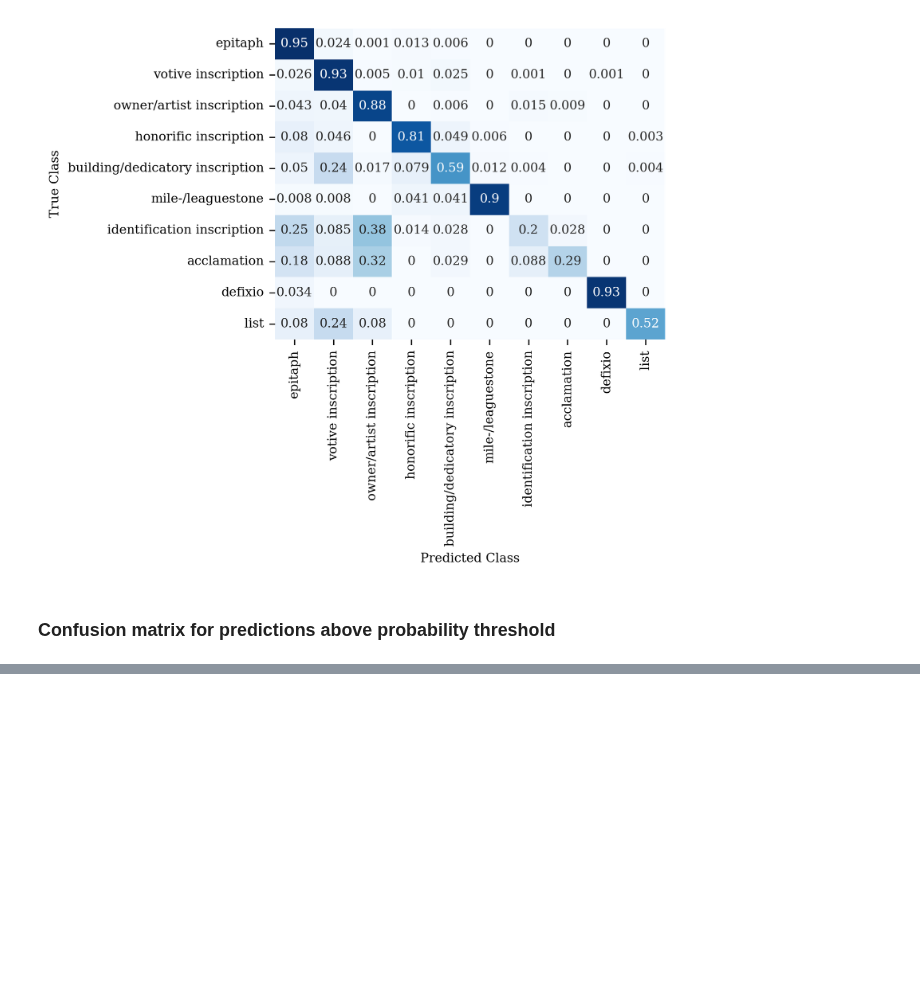
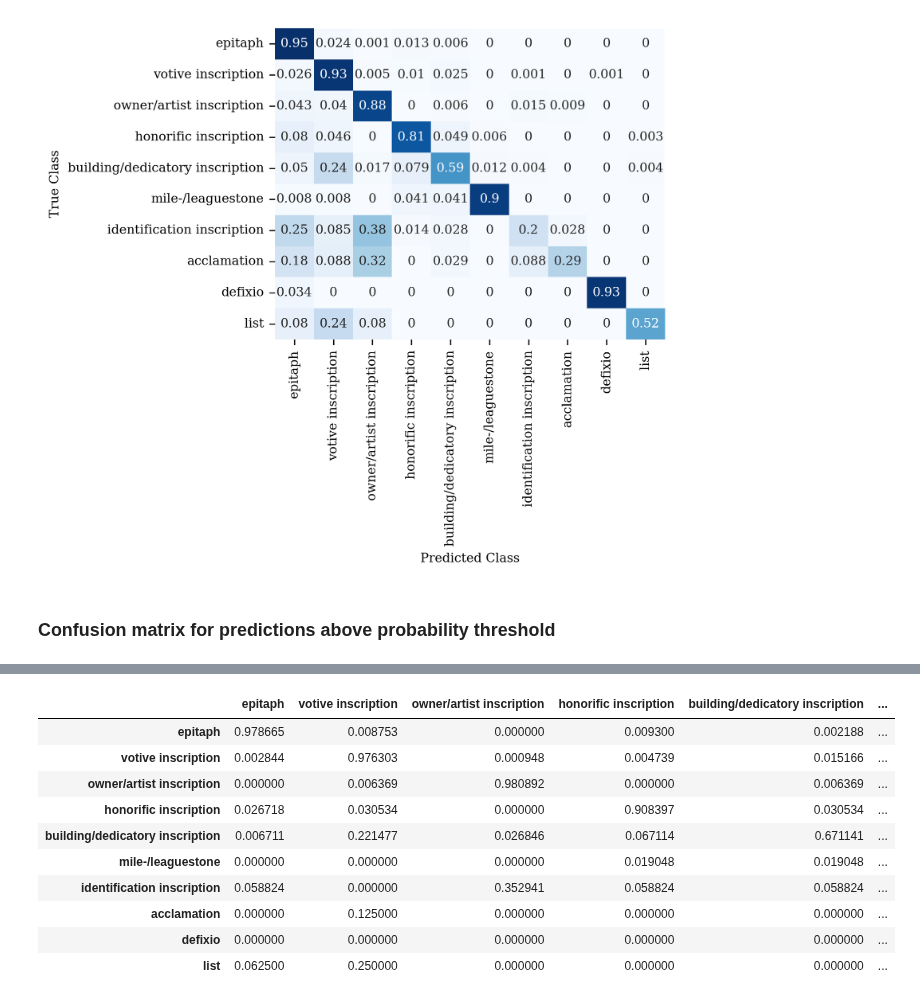
Before and after one commit to sdam-au/LI_ETL, a Jupyter notebook: scripts/CLASSIFICATION_NN.ipynb, the cells around one changed output, grey strips where cells are left out. Cells and saved outputs as stored; diff of their text form; code cells hidden in the pictures; blank space fills up the shorter version.

```diff
--- a/scripts/CLASSIFICATION_NN.ipynb
+++ b/scripts/CLASSIFICATION_NN.ipynb
@@ -334,11 +369,19 @@ test_pred_probs
 # %%
-matrix = confusion_matrix(
-    y_test_simple,
-    y_predicted,
-    normalize="true", #
-    labels=labels_sorted
-)
-dataframe = pd.DataFrame(matrix, columns=labels_sorted, index=labels_sorted)
-dataframe = dataframe.loc[labels10, labels10]
+threshold = 0.6
+above_threshold = [tup for tup in test_pred_probs if tup[1] >= threshold]
+matrix = confusion_matrix([tup[2] for tup in above_threshold], [tup[0] for tup in above_threshold], labels=labels10, normalize="true")
+dataframe = pd.DataFrame(matrix, columns=labels10, index=labels10)
 dataframe.rename(columns=labels_dict_inv, index=labels_dict_inv, inplace=True)
 dataframe
+# %% [output]
+|  | epitaph | votive inscription | owner/artist inscription | honorific inscription | building/dedicatory inscription | ... |
+| epitaph | 0.978665 | 0.008753 | 0.000000 | 0.009300 | 0.002188 | ... |
+| votive inscription | 0.002844 | 0.976303 | 0.000948 | 0.004739 | 0.015166 | ... |
+| owner/artist inscription | 0.000000 | 0.006369 | 0.980892 | 0.000000 | 0.006369 | ... |
+| honorific inscription | 0.026718 | 0.030534 | 0.000000 | 0.908397 | 0.030534 | ... |
+| building/dedicatory inscription | 0.006711 | 0.221477 | 0.026846 | 0.067114 | 0.671141 | ... |
+| mile-/leaguestone | 0.000000 | 0.000000 | 0.000000 | 0.019048 | 0.019048 | ... |
+| identification inscription | 0.058824 | 0.000000 | 0.352941 | 0.058824 | 0.058824 | ... |
+| acclamation | 0.000000 | 0.125000 | 0.000000 | 0.000000 | 0.000000 | ... |
+| defixio | 0.000000 | 0.000000 | 0.000000 | 0.000000 | 0.000000 | ... |
+| list | 0.062500 | 0.250000 | 0.000000 | 0.000000 | 0.000000 | ... |
```
Also changed, not shown: parts of 7 cells of this notebook, 1 other file.
